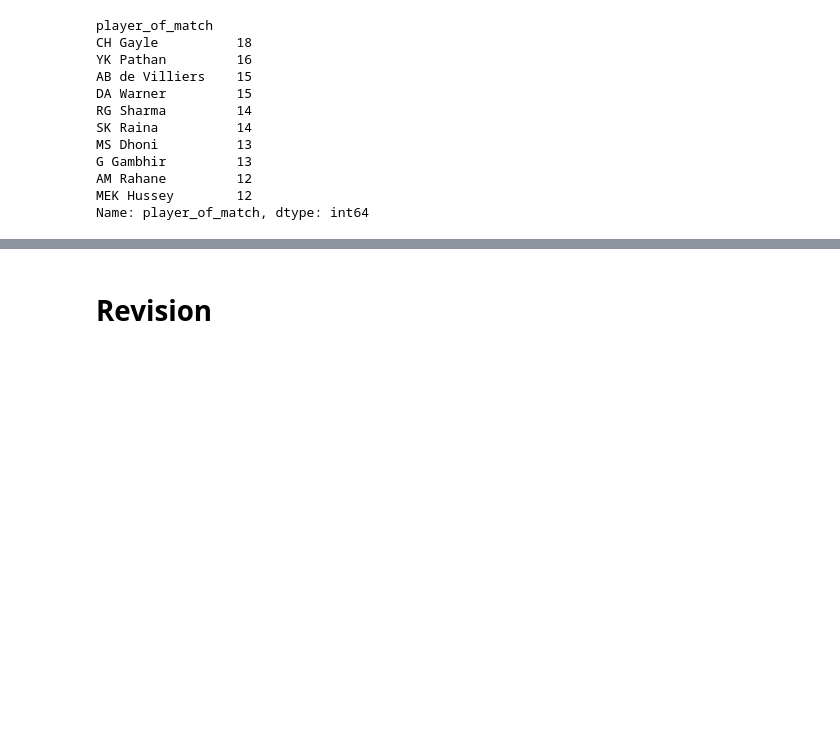
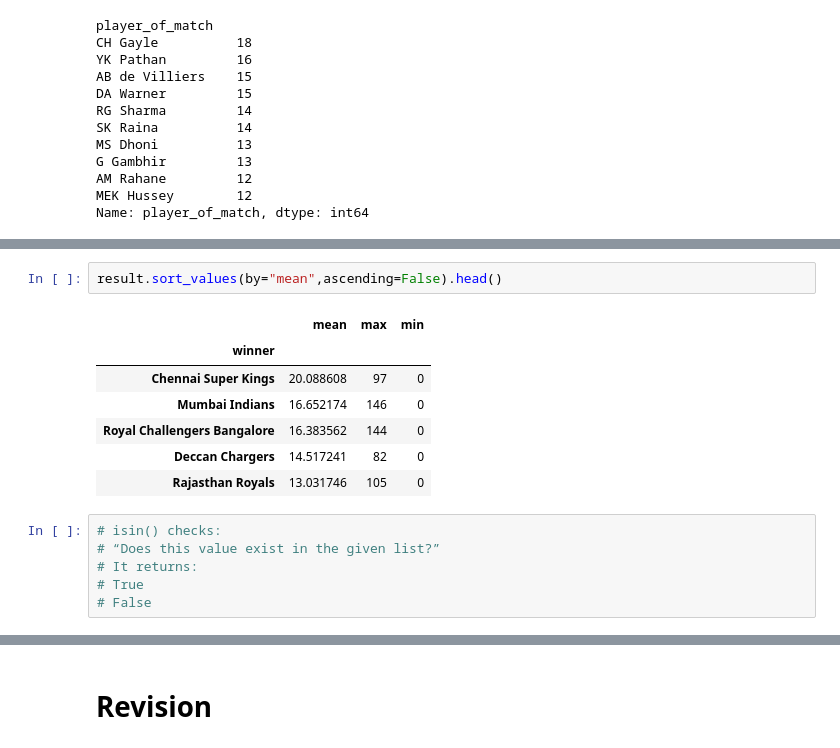
Before and after one commit to omyadav-ml/Daily-Learning, a Jupyter notebook: Python Notebook/Pandas/pandas.ipynb, the cells around one changed output, grey strips where cells are left out. Saved outputs shown, nothing was run; the diff lists cells and outputs as text; blank space fills up the shorter version.

```diff
--- a/Python Notebook/Pandas/pandas.ipynb
+++ b/Python Notebook/Pandas/pandas.ipynb
@@ -454,0 +510,16 @@ Name: player_of_match, dtype: int64
+# %%
+result.sort_values(by="mean",ascending=False).head()
+# %% [output]
+|  | mean | max | min |
+| winner |  |  |  |
+| Chennai Super Kings | 20.088608 | 97 | 0 |
+| Mumbai Indians | 16.652174 | 146 | 0 |
+| Royal Challengers Bangalore | 16.383562 | 144 | 0 |
+| Deccan Chargers | 14.517241 | 82 | 0 |
+| Rajasthan Royals | 13.031746 | 105 | 0 |
+# %%
+# isin() checks:
+# “Does this value exist in the given list?”
+# It returns:
+# True
+# False
```
Also changed, not shown: parts of 6 cells of this notebook.
